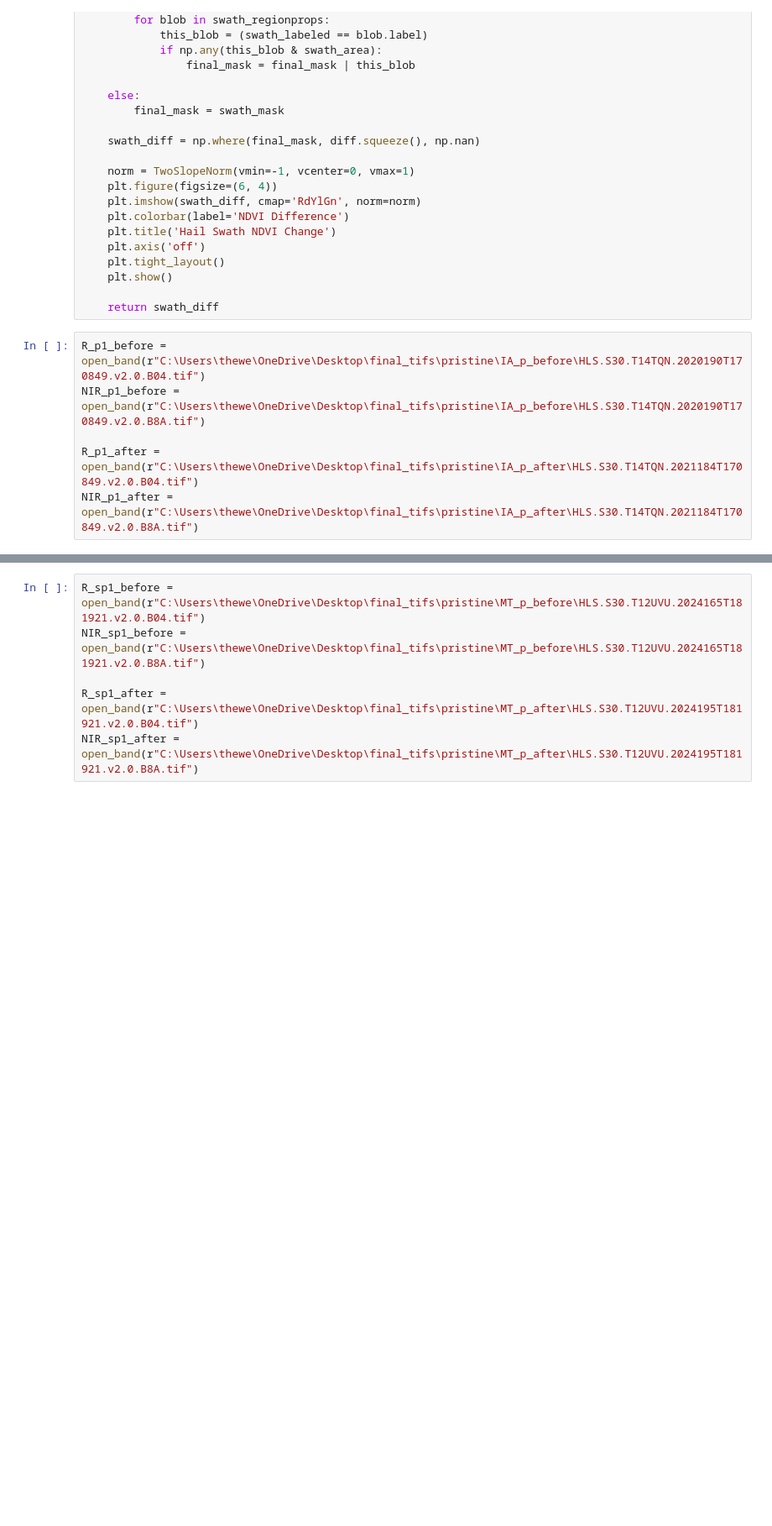
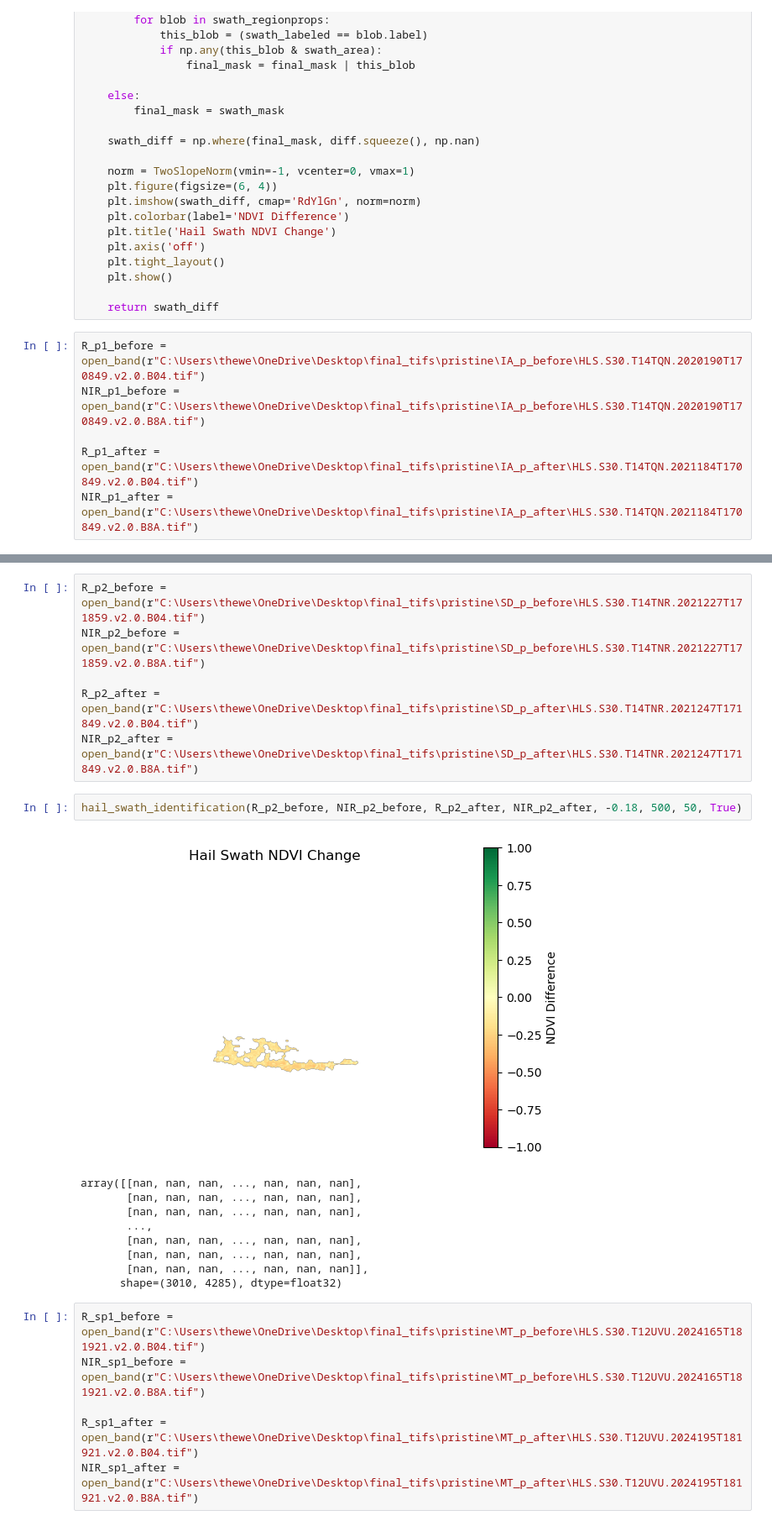
Before and after one commit to theweatherwill/AES408_Final_Donaldson, a Jupyter notebook: Donaldson_Final.ipynb, the cells around one changed output, grey strips where cells are left out. Shown at 84% size. Drawn from its saved outputs; the diff is of its cells as text; blank space fills up the shorter version.

Commit message:
Added second pristine example

```diff
--- a/Donaldson_Final.ipynb
+++ b/Donaldson_Final.ipynb
@@ -78,6 +78,24 @@ array([[nan, nan, nan, ..., nan, nan, nan],
        [nan, nan, nan, ..., nan, nan, nan],
        [nan, nan, nan, ..., nan, nan, nan]],
       shape=(3215, 4368), dtype=float32)
+# %%
+R_p2_before = open_band(r"C:\Users\thewe\OneDrive\Desktop\final_tifs\pristine\SD_p_before\HLS.S30.T14TNR.2021227T171859.v2.0.B04.tif")
+NIR_p2_before = open_band(r"C:\Users\thewe\OneDrive\Desktop\final_tifs\pristine\SD_p_before\HLS.S30.T14TNR.2021227T171859.v2.0.B8A.tif")
+
+R_p2_after = open_band(r"C:\Users\thewe\OneDrive\Desktop\final_tifs\pristine\SD_p_after\HLS.S30.T14TNR.2021247T171849.v2.0.B04.tif")
+NIR_p2_after = open_band(r"C:\Users\thewe\OneDrive\Desktop\final_tifs\pristine\SD_p_after\HLS.S30.T14TNR.2021247T171849.v2.0.B8A.tif")
+# %%
+hail_swath_identification(R_p2_before, NIR_p2_before, R_p2_after, NIR_p2_after, -0.18, 500, 50, True)
+# %% [output]
+[figure, added]
+array([[nan, nan, nan, ..., nan, nan, nan],
+       [nan, nan, nan, ..., nan, nan, nan],
+       [nan, nan, nan, ..., nan, nan, nan],
+       ...,
+       [nan, nan, nan, ..., nan, nan, nan],
+       [nan, nan, nan, ..., nan, nan, nan],
+       [nan, nan, nan, ..., nan, nan, nan]],
+      shape=(3010, 4285), dtype=float32)
 # %%
 R_sp1_before = open_band(r"C:\Users\thewe\OneDrive\Desktop\final_tifs\pristine\MT_p_before\HLS.S30.T12UVU.2024165T181921.v2.0.B04.tif")
 NIR_sp1_before = open_band(r"C:\Users\thewe\OneDrive\Desktop\final_tifs\pristine\MT_p_before\HLS.S30.T12UVU.2024165T181921.v2.0.B8A.tif")
```
Also changed, not shown: parts of 2 cells of this notebook.
